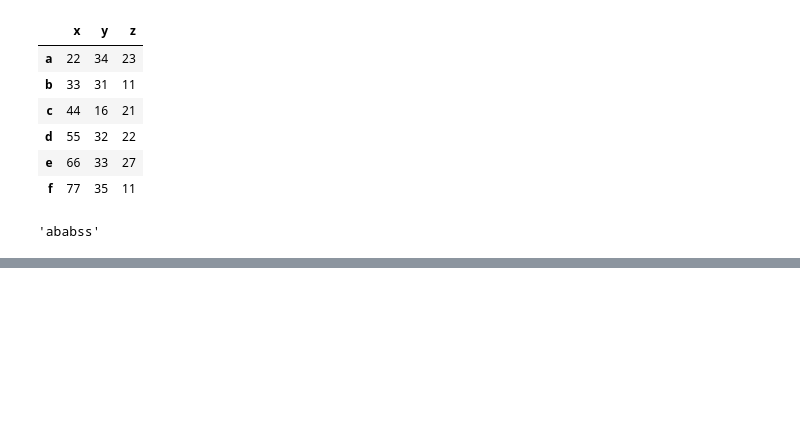
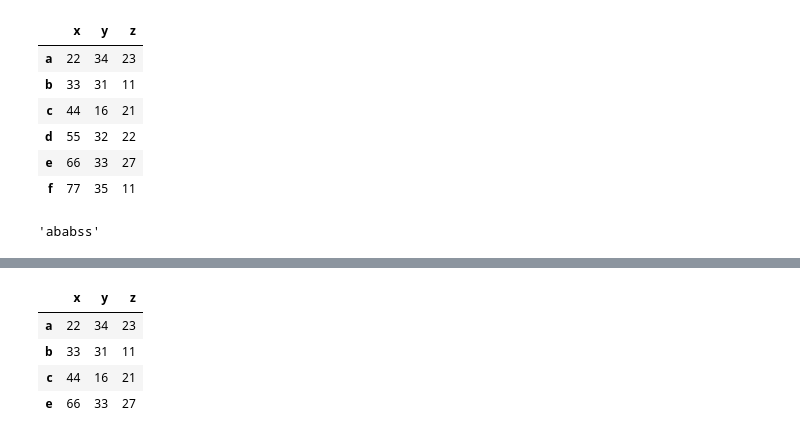
Before and after one commit to gabrielecerizza/amd_project, a Jupyter notebook: similar_tweets.ipynb, the cells around one changed output, grey strips where cells are left out. Drawn from its saved outputs; the diff is of its cells as text; code cells hidden in the pictures; blank space fills up the shorter version.

```diff
--- a/similar_tweets.ipynb
+++ b/similar_tweets.ipynb
@@ -1497,0 +1984,9 @@ remove_https('ababss')
+# %%
+dd1 = dd.drop_duplicates()
+dd1
+# %% [output]
+|  | x | y | z |
+| a | 22 | 34 | 23 |
+| b | 33 | 31 | 11 |
+| c | 44 | 16 | 21 |
+| e | 66 | 33 | 27 |
```
Also changed, not shown: parts of 37 cells of this notebook, 4 other files.
